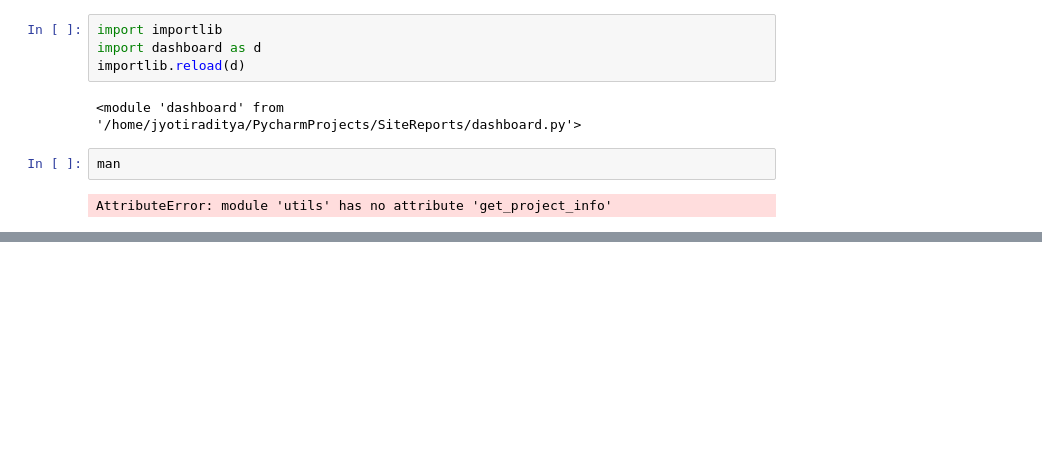
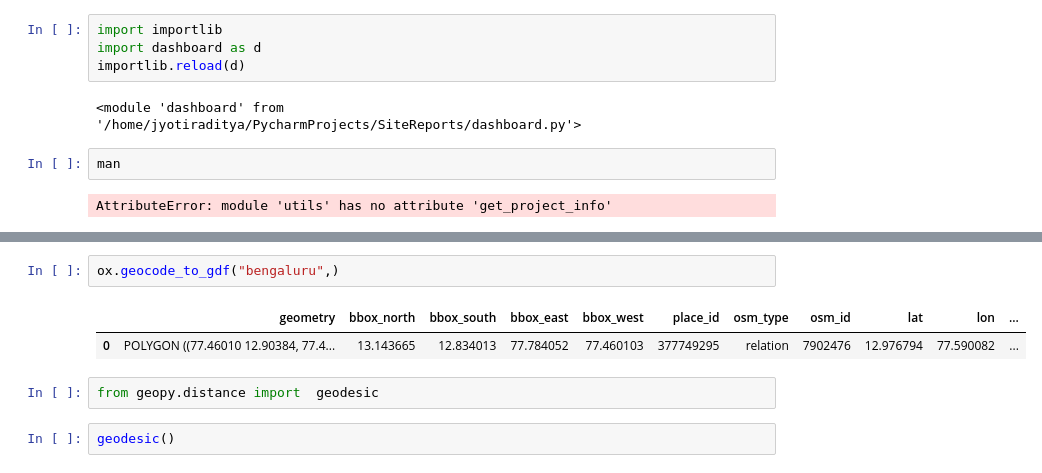
Before and after one commit to Jyotiraditya-kumar/SiteReportsV2, a Jupyter notebook: notebooks/test_notebook.ipynb, the cells around one changed output, grey strips where cells are left out. Drawn from its saved outputs; the diff is of its cells as text; blank space fills up the shorter version.

```diff
--- a/notebooks/test_notebook.ipynb
+++ b/notebooks/test_notebook.ipynb
@@ -431,0 +440,9 @@ AttributeError: module 'utils' has no attribute 'get_project_info'
+# %%
+ox.geocode_to_gdf("bengaluru",)
+# %% [output]
+|  | geometry | bbox_north | bbox_south | bbox_east | bbox_west | place_id | osm_type | osm_id | lat | lon | ... |
+| 0 | POLYGON ((77.46010 12.90384, 77.4... | 13.143665 | 12.834013 | 77.784052 | 77.460103 | 377749295 | relation | 7902476 | 12.976794 | 77.590082 | ... |
+# %%
+from geopy.distance import  geodesic
+# %%
+geodesic()
```
Also changed, not shown: parts of 2 cells of this notebook, 19 other files.
